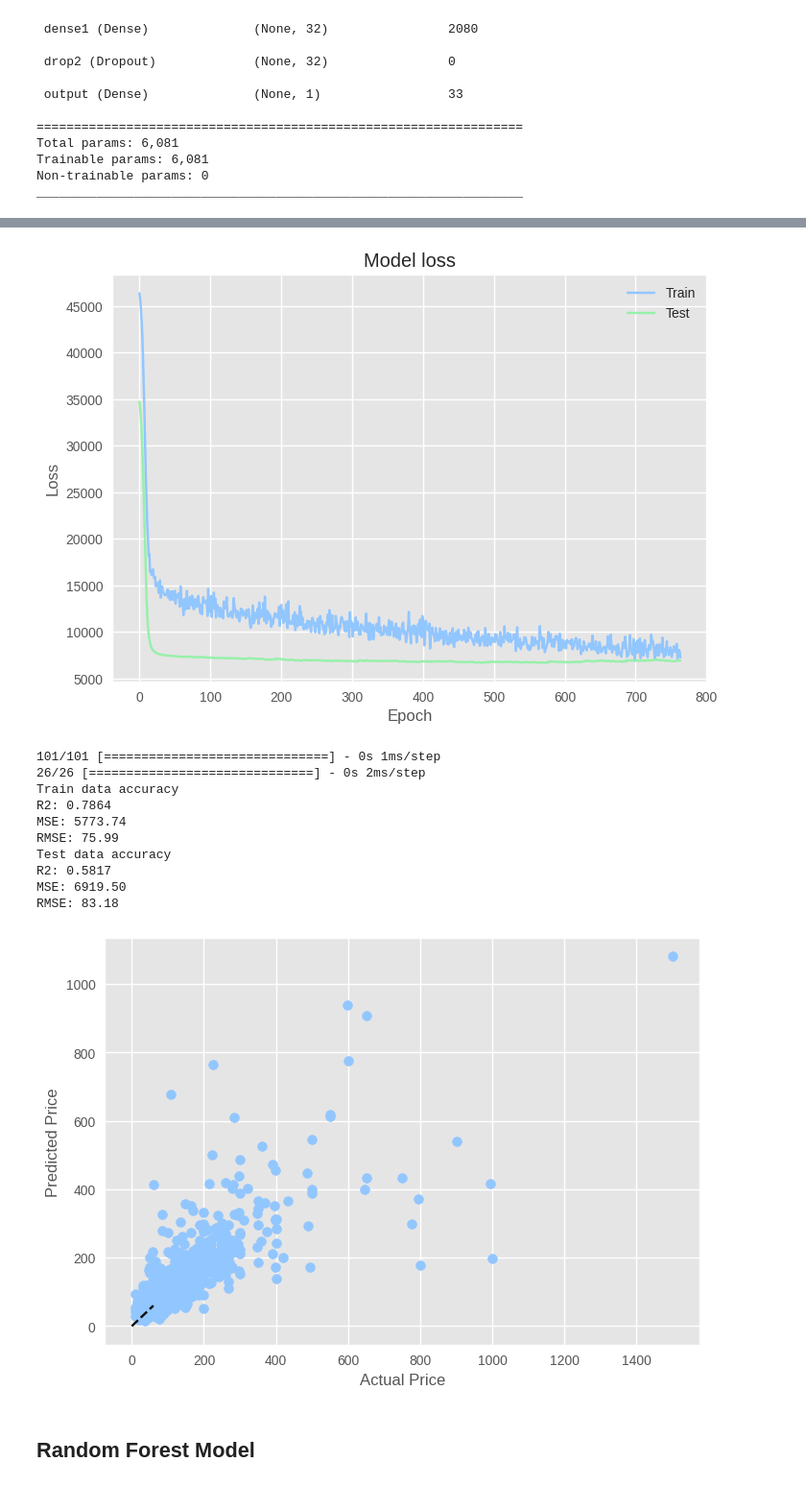
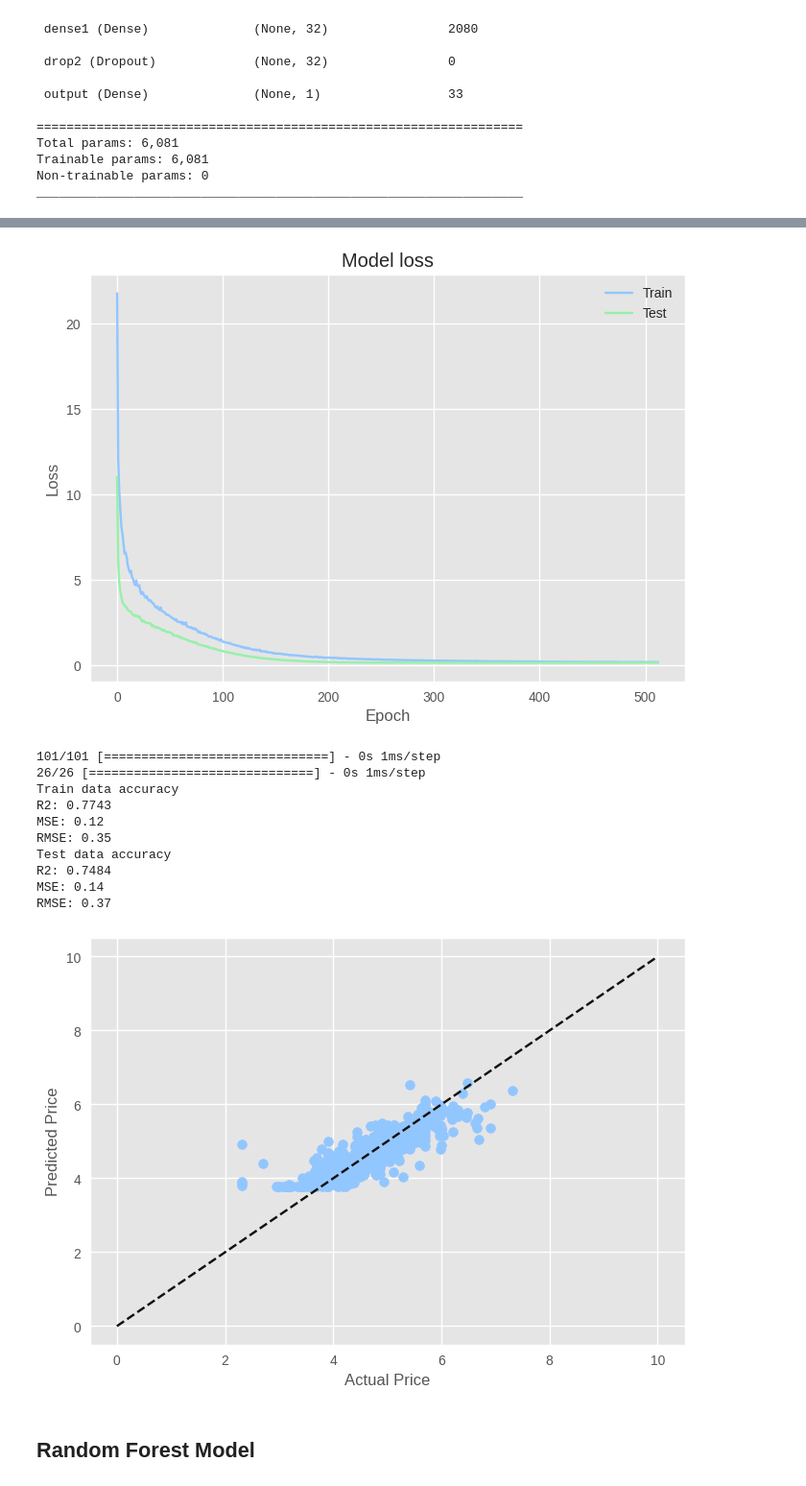
Before and after one commit to shipleydm/IS8036_PROJECT, a Jupyter notebook: IS8036.ipynb, the cells around one changed output, grey strips where cells are left out. Shown at 96% size. Drawn from its saved outputs; the diff is of its cells as text; code cells hidden in the pictures.

Commit message:
log transformed y, clean run

```diff
--- a/IS8036.ipynb
+++ b/IS8036.ipynb
@@ -365,10 +348,13 @@ for name in remove_cols:
 
 # final dataset with columns kept
 listing_df = listing_df.loc[:, list_of_columns_to_keep]
+# %%
+# log transform y
+logdf = listing_df
+listing_df.intDailyPrice = np.log(listing_df.intDailyPrice)
 # %%
 # Split the data into training and test sets
-df = listing_df # keep copy of original dataframe without the predictor being dropped
-df_train, df_test = train_test_split(df, test_size=0.2, random_state=41)
+df_train, df_test = train_test_split(logdf, test_size=0.2, random_state=41)
 
 df_train.shape
 
@@ -780,7 +766,7 @@ plt.xlabel('Epoch')
 plt.legend(['Train', 'Test'], loc='upper right')
 plt.show()
 # %% [output]
-[figure, old version]
+[figure, new version]
 # %%
 # prediction
 dnn_train_preds = model.predict(x_train)
@@ -804,24 +790,24 @@ print("MSE: %.2f" % mse)
 print("RMSE: %.2f" % rmse)
 # %% [output]
 101/101 [==============================] - 0s 1ms/step
-26/26 [==============================] - 0s 2ms/step
+26/26 [==============================] - 0s 1ms/step
 Train data accuracy
-R2: 0.7864
-MSE: 5773.74
-RMSE: 75.99
+R2: 0.7743
+MSE: 0.12
+RMSE: 0.35
 Test data accuracy
-R2: 0.5817
-MSE: 6919.50
-RMSE: 83.18
+R2: 0.7484
+MSE: 0.14
+RMSE: 0.37
 # %%
 # Plot the actual vs predicted target values
 plt.scatter(y_test, dnn_test_preds)
-plt.plot([0, 60], [0, 60], '--k')
+plt.plot([0, 10], [0, 10], '--k')
 plt.xlabel('Actual Price')
 plt.ylabel('Predicted Price')
 plt.show()
 # %% [output]
-[figure, old version]
+[figure, new version]
 # %% [markdown]
 ## Random Forest Model
 # %%
```
Also changed, not shown: parts of 33 cells of this notebook.
